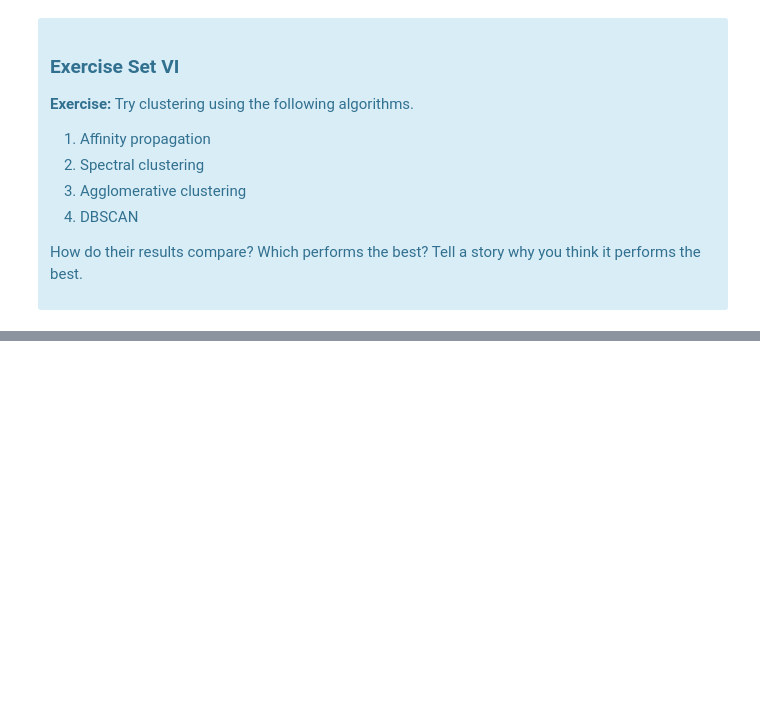
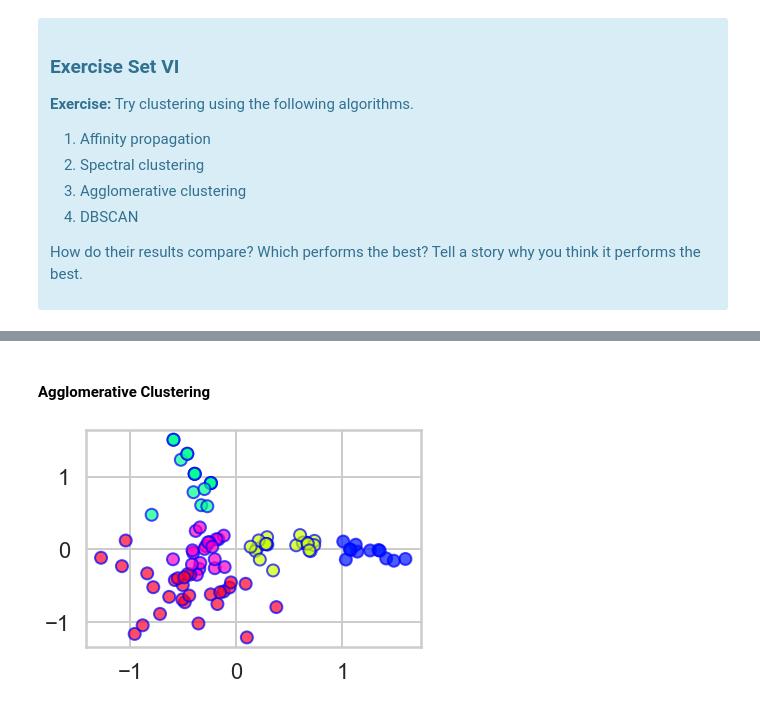
Before and after one commit to weboctave/mec-mini-projects, a Jupyter notebook: mec-16.2.6-clustering-mini-project/Mini_Project_Clustering.ipynb, the cells around one changed output, grey strips where cells are left out. Cells and saved outputs as stored; diff of their text form; code cells hidden in the pictures; blank space fills up the shorter version.

```diff
--- a/mec-16.2.6-clustering-mini-project/Mini_Project_Clustering.ipynb
+++ b/mec-16.2.6-clustering-mini-project/Mini_Project_Clustering.ipynb
@@ -745,0 +815,9 @@ Source: http://scikit-learn.org/stable/modules/clustering.html
+# %% [markdown]
+#### Agglomerative Clustering
+# %%
+from sklearn.cluster import AgglomerativeClustering
+cluster_agglomerative = AgglomerativeClustering(n_clusters=5).fit(X)
+# cluster_agglomerative.labels_
+plt.scatter(X[:,0], X[:,1], c=cluster_agglomerative.labels_, cmap='gist_rainbow', alpha=0.7, edgecolors='b');
+# %% [output]
+[figure, added]
```
Also changed, not shown: parts of 16 cells of this notebook.
